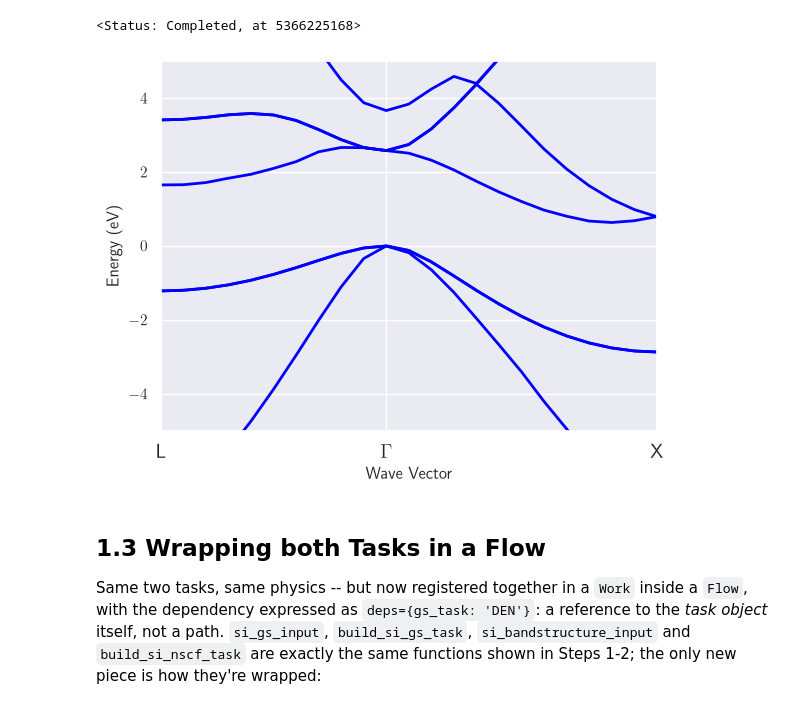
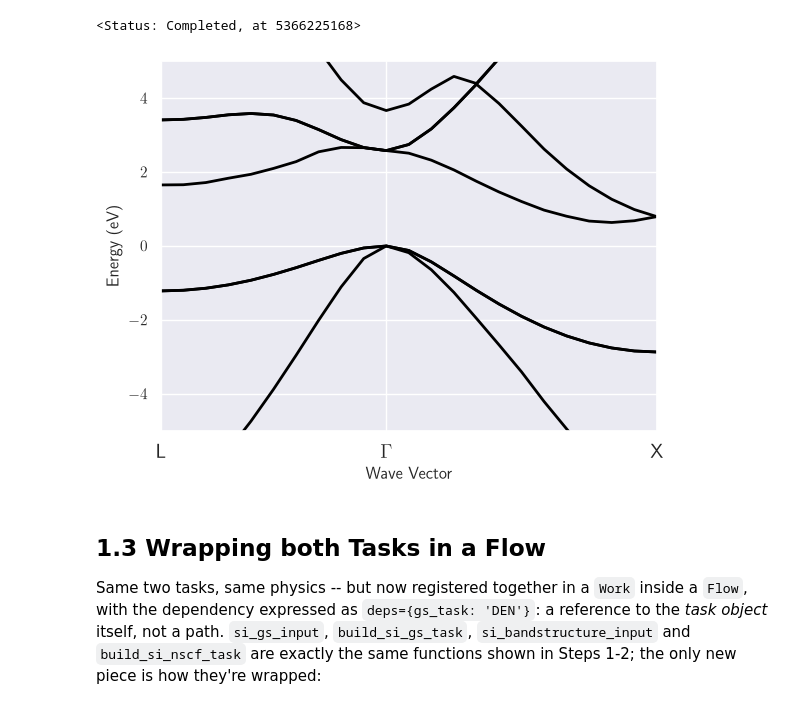
Before and after one commit to GkAntonius/Abinit_speedrun_tutorial, a Jupyter notebook: Notebooks/1-Task_to_flow.ipynb, the cells around one changed output. Cells and saved outputs as stored; diff of their text form; code cells hidden in the pictures.

```diff
--- a/Notebooks/1-Task_to_flow.ipynb
+++ b/Notebooks/1-Task_to_flow.ipynb
@@ -114,10 +114,10 @@ task.check_status()
 # %%
 with abilab.abiopen("task_si_nscf/outdata/out_GSR.nc") as gsr:
     ebands = gsr.ebands
 
-fig = ebands.plot(color="b", ylims=(-5,5), show=True)
+fig = ebands.plot(color="k", ylims=(-5,5), show=True)
 # %% [output]
-[figure, old version]
+[figure, new version]
 # %% [markdown]
 ## 1.3 Wrapping both Tasks in a Flow
 
```
Also changed, not shown: parts of 10 cells of this notebook, 1 other file.
